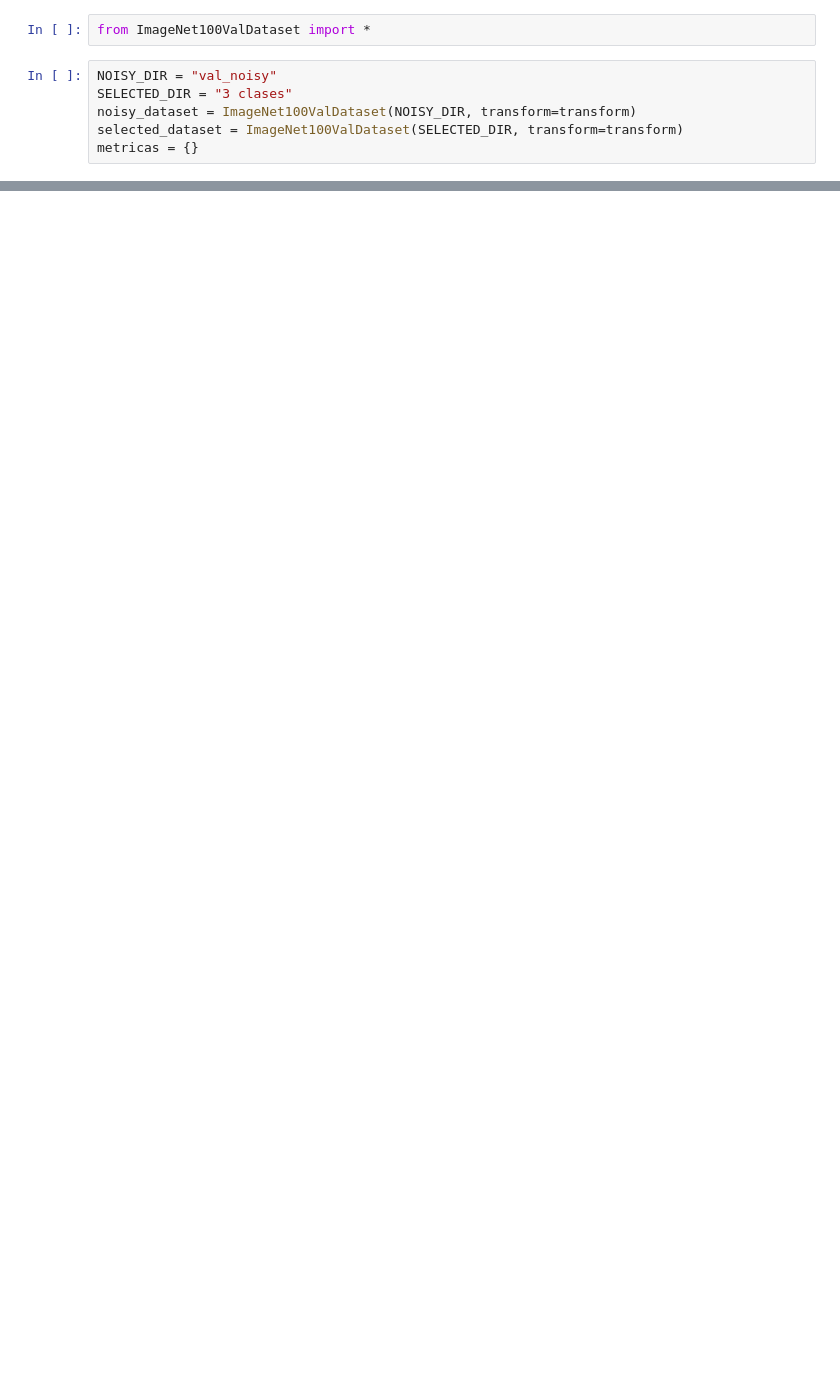
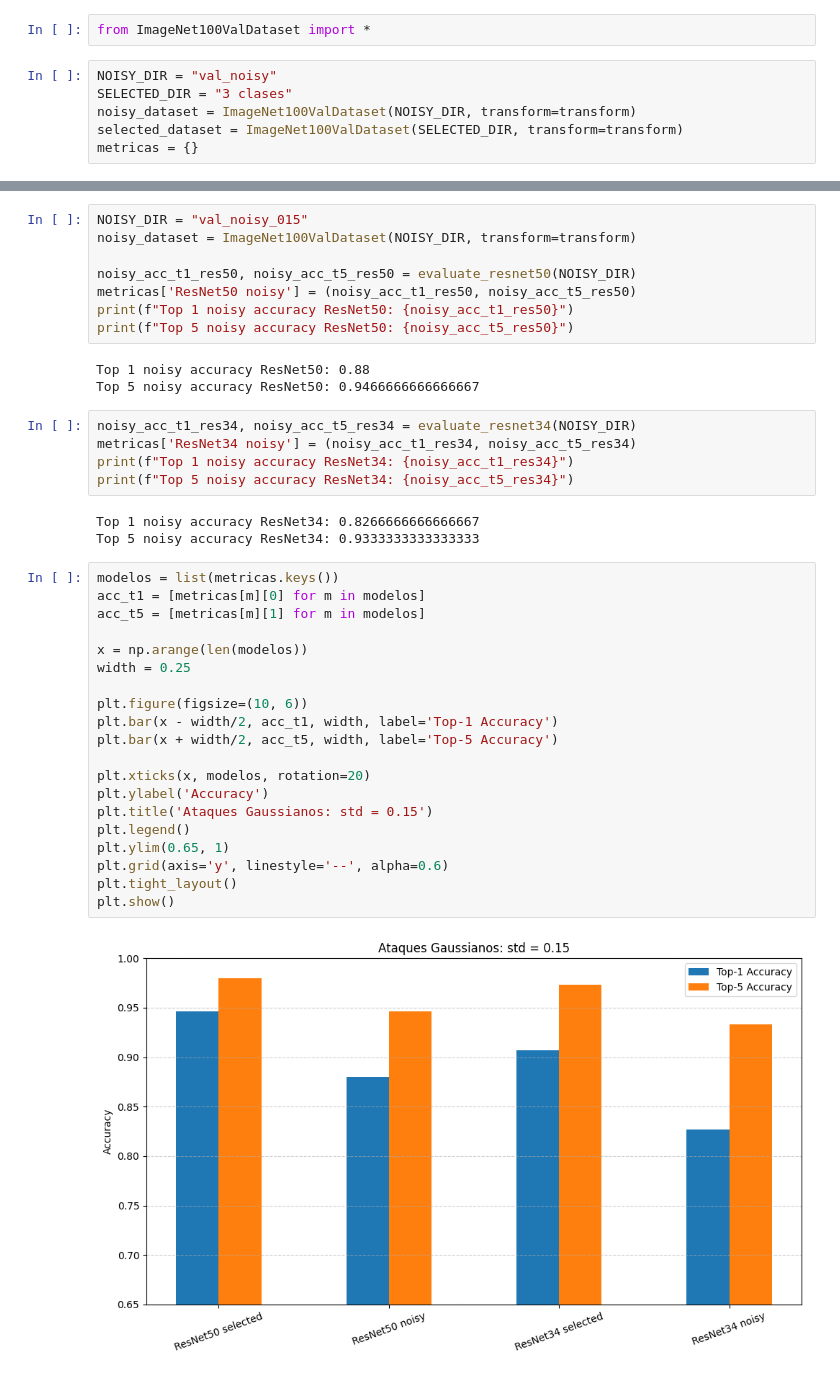
Before and after one commit to SapoPy/Defensa-adversaria-en-redes-neuronales-con-ImageNet, a Jupyter notebook: DesempeñoAnteRuidoGaussiano.ipynb, the cells around one changed output, grey strips where cells are left out. Drawn from its saved outputs; the diff is of its cells as text; blank space fills up the shorter version.

```diff
--- a/DesempeñoAnteRuidoGaussiano.ipynb
+++ b/DesempeñoAnteRuidoGaussiano.ipynb
@@ -67,0 +109,41 @@ plt.show()
+# %%
+NOISY_DIR = "val_noisy_015"
+noisy_dataset = ImageNet100ValDataset(NOISY_DIR, transform=transform)
+
+noisy_acc_t1_res50, noisy_acc_t5_res50 = evaluate_resnet50(NOISY_DIR)
+metricas['ResNet50 noisy'] = (noisy_acc_t1_res50, noisy_acc_t5_res50)
+print(f"Top 1 noisy accuracy ResNet50: {noisy_acc_t1_res50}")
+print(f"Top 5 noisy accuracy ResNet50: {noisy_acc_t5_res50}")
+# %% [output]
+Top 1 noisy accuracy ResNet50: 0.88
+Top 5 noisy accuracy ResNet50: 0.9466666666666667
+# %%
+noisy_acc_t1_res34, noisy_acc_t5_res34 = evaluate_resnet34(NOISY_DIR)
+metricas['ResNet34 noisy'] = (noisy_acc_t1_res34, noisy_acc_t5_res34)
+print(f"Top 1 noisy accuracy ResNet34: {noisy_acc_t1_res34}")
+print(f"Top 5 noisy accuracy ResNet34: {noisy_acc_t5_res34}")
+# %% [output]
+Top 1 noisy accuracy ResNet34: 0.8266666666666667
+Top 5 noisy accuracy ResNet34: 0.9333333333333333
+# %%
+modelos = list(metricas.keys())
+acc_t1 = [metricas[m][0] for m in modelos]
+acc_t5 = [metricas[m][1] for m in modelos]
+
+x = np.arange(len(modelos))
+width = 0.25
+
+plt.figure(figsize=(10, 6))
+plt.bar(x - width/2, acc_t1, width, label='Top-1 Accuracy')
+plt.bar(x + width/2, acc_t5, width, label='Top-5 Accuracy')
+
+plt.xticks(x, modelos, rotation=20)
+plt.ylabel('Accuracy')
+plt.title('Ataques Gaussianos: std = 0.15')
+plt.legend()
+plt.ylim(0.65, 1)
+plt.grid(axis='y', linestyle='--', alpha=0.6)
+plt.tight_layout()
+plt.show()
+# %% [output]
+[figure, added]
```
Also changed, not shown: parts of 8 cells of this notebook, 14 other files.
